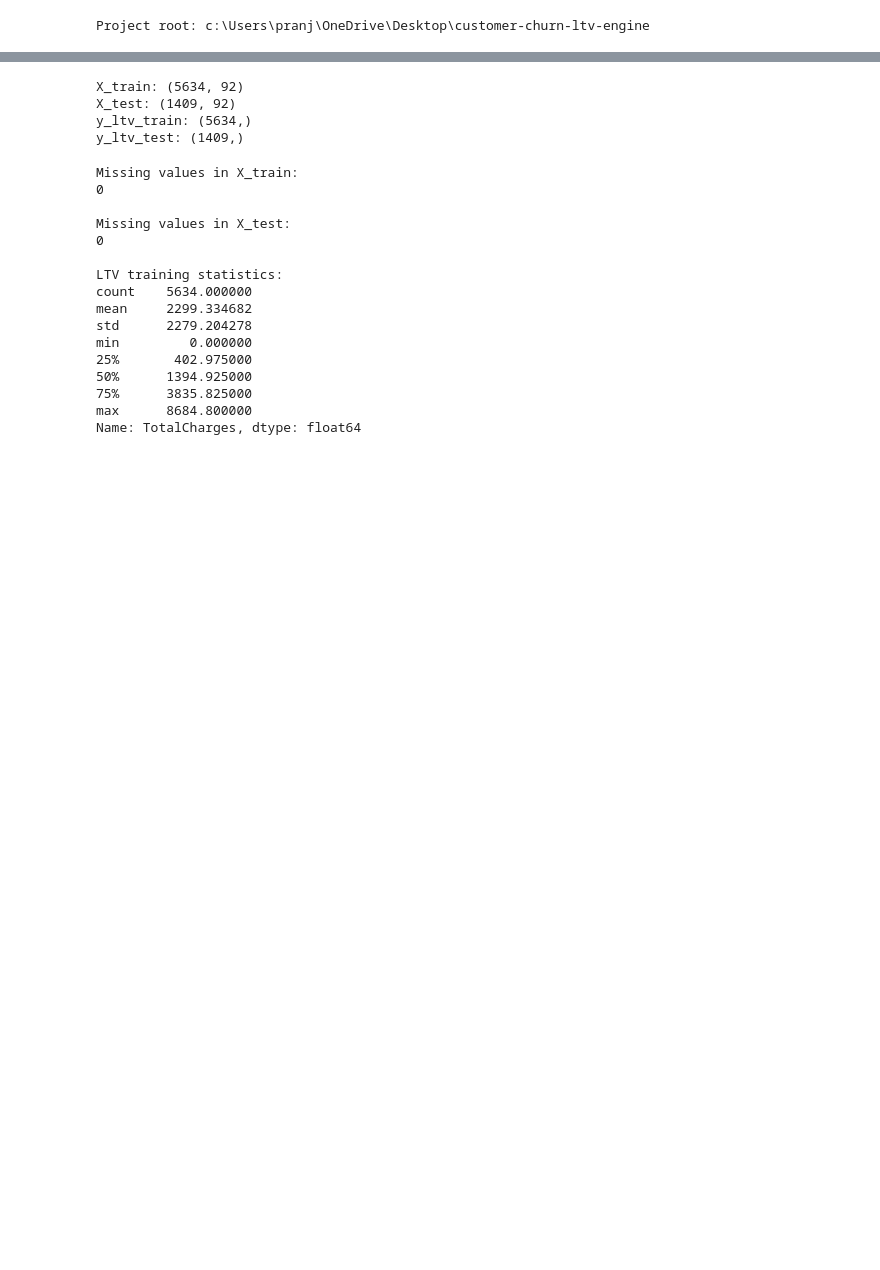
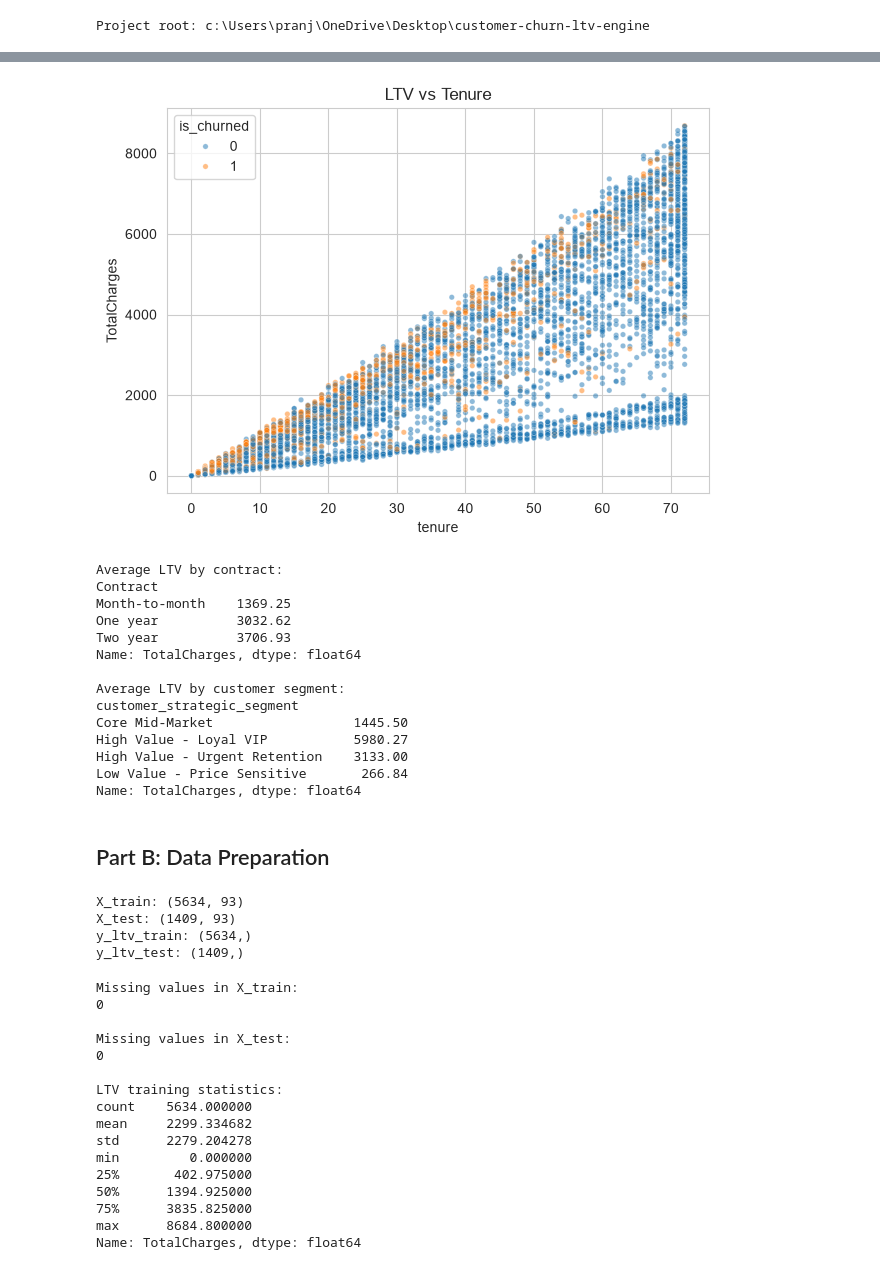
Before and after one commit to Varshapandey-8757/customer-churn-ltv-engine, a Jupyter notebook: notebooks/06_ltv_modeling.ipynb, the cells around one changed output, grey strips where cells are left out. Drawn from its saved outputs; the diff is of its cells as text; code cells hidden in the pictures; blank space fills up the shorter version.

```diff
--- a/notebooks/06_ltv_modeling.ipynb
+++ b/notebooks/06_ltv_modeling.ipynb
@@ -29,9 +67,49 @@ Project root: c:\Users\pranj\OneDrive\Desktop\customer-churn-ltv-engine
+# %%
+# LTV vs tenure
+plt.figure(figsize=(7, 5))
+sns.scatterplot(
+    data=features_df,
+    x="tenure",
+    y="TotalCharges",
+    hue="is_churned",
+    alpha=0.5,
+    s=15
+)
+plt.title("LTV vs Tenure")
+plt.show()
+
+# Average LTV by contract and strategic segment
+print("Average LTV by contract:")
+print(features_df.groupby("Contract")["TotalCharges"].mean().round(2))
+
+print("\nAverage LTV by customer segment:")
+print(features_df.groupby("customer_strategic_segment")["TotalCharges"].mean().round(2))
+# %% [output]
+[figure, added]
+Average LTV by contract:
+Contract
+Month-to-month    1369.25
+One year          3032.62
+Two year          3706.93
+Name: TotalCharges, dtype: float64
+
+Average LTV by customer segment:
+customer_strategic_segment
+Core Mid-Market                  1445.50
+High Value - Loyal VIP           5980.27
+High Value - Urgent Retention    3133.00
+Low Value - Price Sensitive       266.84
+Name: TotalCharges, dtype: float64
+# %% [markdown]
+## Part B: Data Preparation
 # %%
-#Load LTV datasets
-processed_dir = project_root / "data" / "processed"
+# Load LTV datasets
+def clean_column_names(data):
+    # XGBoost / tree libraries do not like [, ] and < in column names
+    return data.rename(columns=lambda c: re.sub(r"[\[\]<>]", "_", str(c)))
 
-X_train = pd.read_csv(processed_dir / "X_train.csv")
-X_test = pd.read_csv(processed_dir / "X_test.csv")
+X_train = clean_column_names(pd.read_csv(processed_dir / "X_train.csv"))
+X_test = clean_column_names(pd.read_csv(processed_dir / "X_test.csv"))
 
 y_ltv_train = pd.read_csv(
     processed_dir / "y_ltv_train.csv"
@@ -46,8 +124,8 @@ print("X_test:", X_test.shape)
 print("y_ltv_train:", y_ltv_train.shape)
 print("y_ltv_test:", y_ltv_test.shape)
 # %% [output]
-X_train: (5634, 92)
-X_test: (1409, 92)
+X_train: (5634, 93)
+X_test: (1409, 93)
 y_ltv_train: (5634,)
 y_ltv_test: (1409,)
 # %%
```
Also changed, not shown: parts of 20 cells of this notebook, 1 other file.
